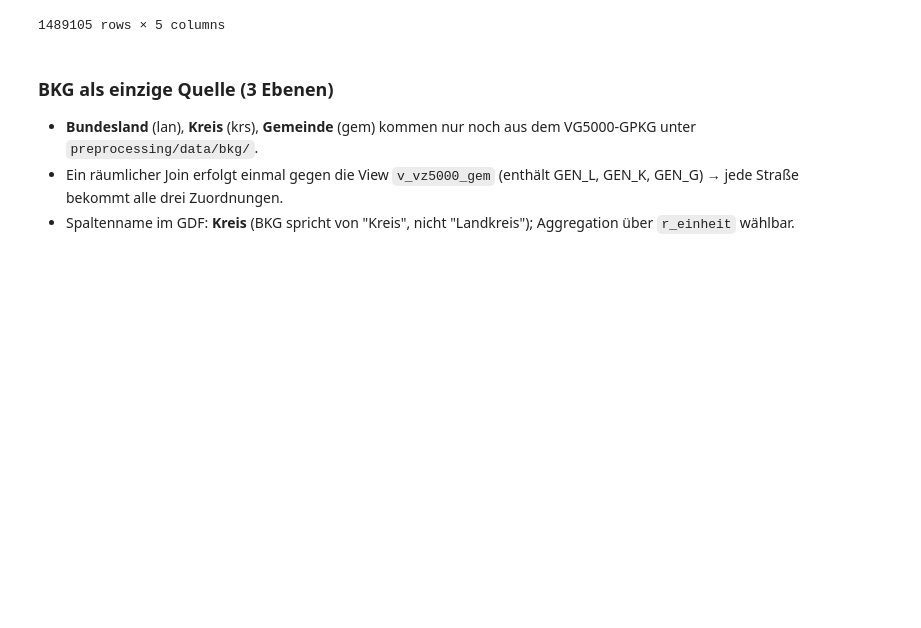
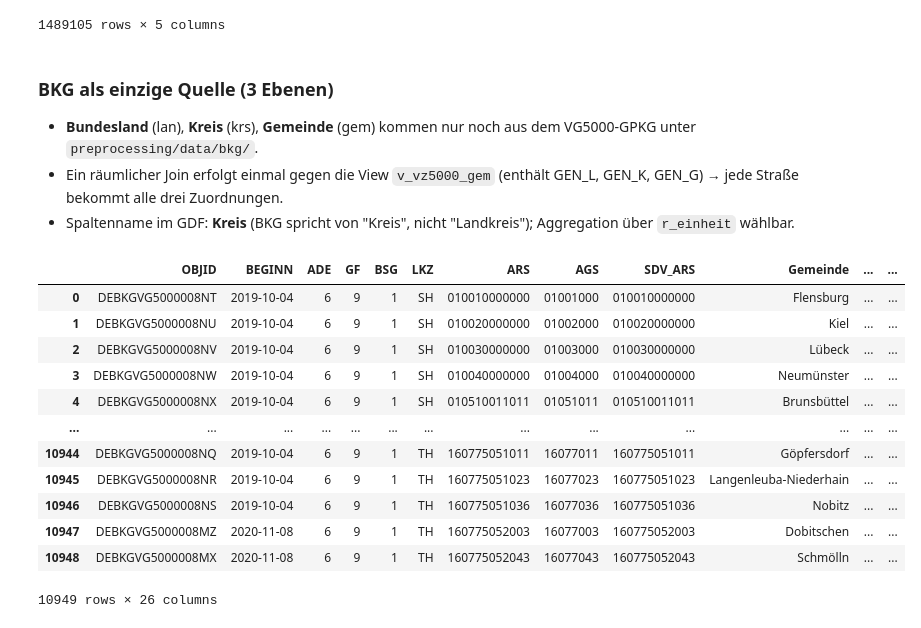
Before and after one commit to vizsim/mapillary_coverage_analysis, a Jupyter notebook: preprocessing/load_pbf_v03_bkg_lan_krs_gem.ipynb, the cells around one changed output. Saved outputs shown, nothing was run; the diff lists cells and outputs as text; code cells hidden in the pictures; blank space fills up the shorter version.

```diff
--- a/preprocessing/load_pbf_v03_bkg_lan_krs_gem.ipynb
+++ b/preprocessing/load_pbf_v03_bkg_lan_krs_gem.ipynb
@@ -112,6 +115,22 @@ gdf_gem = gpd.read_file(BKG_GPKG, layer=BKG_LAYER_GEM).rename(columns={"GEN": "G
 # %%
 # remove Gewässer
 gdf_lan=gdf_lan[gdf_lan.GF==9].copy()
+# %%
+gdf_gem
+# %% [output]
+|  | OBJID | BEGINN | ADE | GF | BSG | LKZ | ARS | AGS | SDV_ARS | Gemeinde | ... | ... |
+| 0 | DEBKGVG5000008NT | 2019-10-04 | 6 | 9 | 1 | SH | 010010000000 | 01001000 | 010010000000 | Flensburg | ... | ... |
+| 1 | DEBKGVG5000008NU | 2019-10-04 | 6 | 9 | 1 | SH | 010020000000 | 01002000 | 010020000000 | Kiel | ... | ... |
+| 2 | DEBKGVG5000008NV | 2019-10-04 | 6 | 9 | 1 | SH | 010030000000 | 01003000 | 010030000000 | Lübeck | ... | ... |
+| 3 | DEBKGVG5000008NW | 2019-10-04 | 6 | 9 | 1 | SH | 010040000000 | 01004000 | 010040000000 | Neumünster | ... | ... |
+| 4 | DEBKGVG5000008NX | 2019-10-04 | 6 | 9 | 1 | SH | 010510011011 | 01051011 | 010510011011 | Brunsbüttel | ... | ... |
+| ... | ... | ... | ... | ... | ... | ... | ... | ... | ... | ... | ... | ... |
+| 10944 | DEBKGVG5000008NQ | 2019-10-04 | 6 | 9 | 1 | TH | 160775051011 | 16077011 | 160775051011 | Göpfersdorf | ... | ... |
+| 10945 | DEBKGVG5000008NR | 2019-10-04 | 6 | 9 | 1 | TH | 160775051023 | 16077023 | 160775051023 | Langenleuba-Niederhain | ... | ... |
+| 10946 | DEBKGVG5000008NS | 2019-10-04 | 6 | 9 | 1 | TH | 160775051036 | 16077036 | 160775051036 | Nobitz | ... | ... |
+| 10947 | DEBKGVG5000008MZ | 2020-11-08 | 6 | 9 | 1 | TH | 160775052003 | 16077003 | 160775052003 | Dobitschen | ... | ... |
+| 10948 | DEBKGVG5000008MX | 2020-11-08 | 6 | 9 | 1 | TH | 160775052043 | 16077043 | 160775052043 | Schmölln | ... | ... |
+10949 rows × 26 columns
 # %%
 # Optional: Stichprobe der BKG-Daten
 # gem_hierarchy[["Bundesland","Kreis","Gemeinde"]].head()
```
Also changed, not shown: parts of 22 cells of this notebook, 8 other files.
